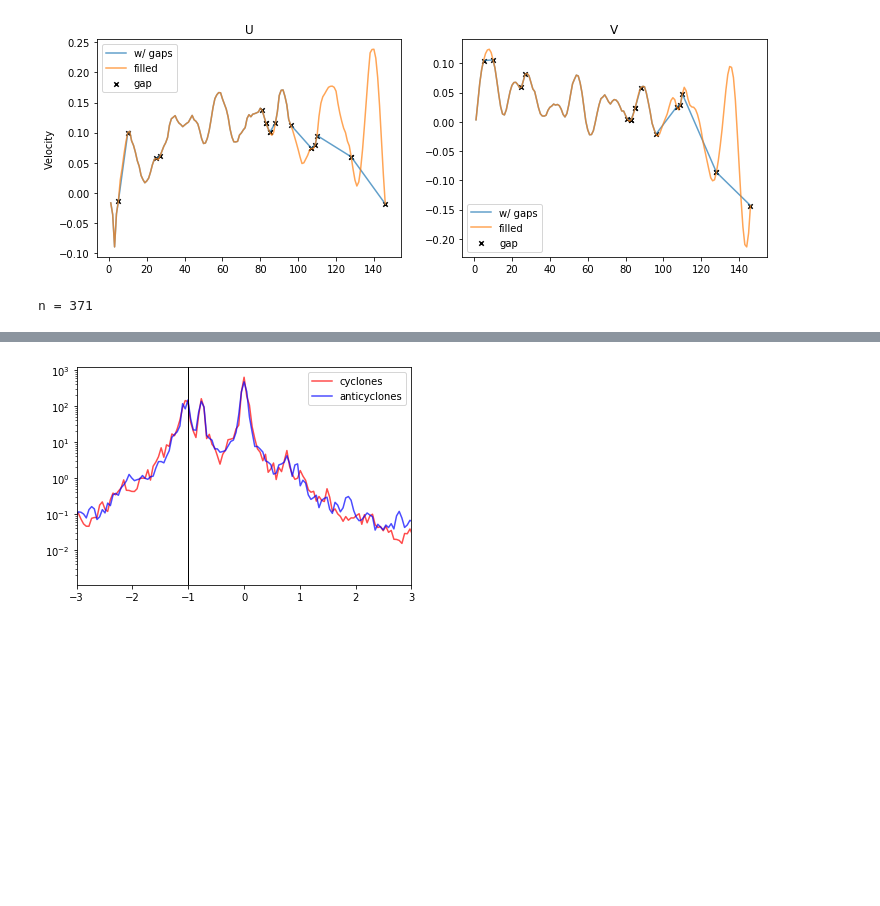
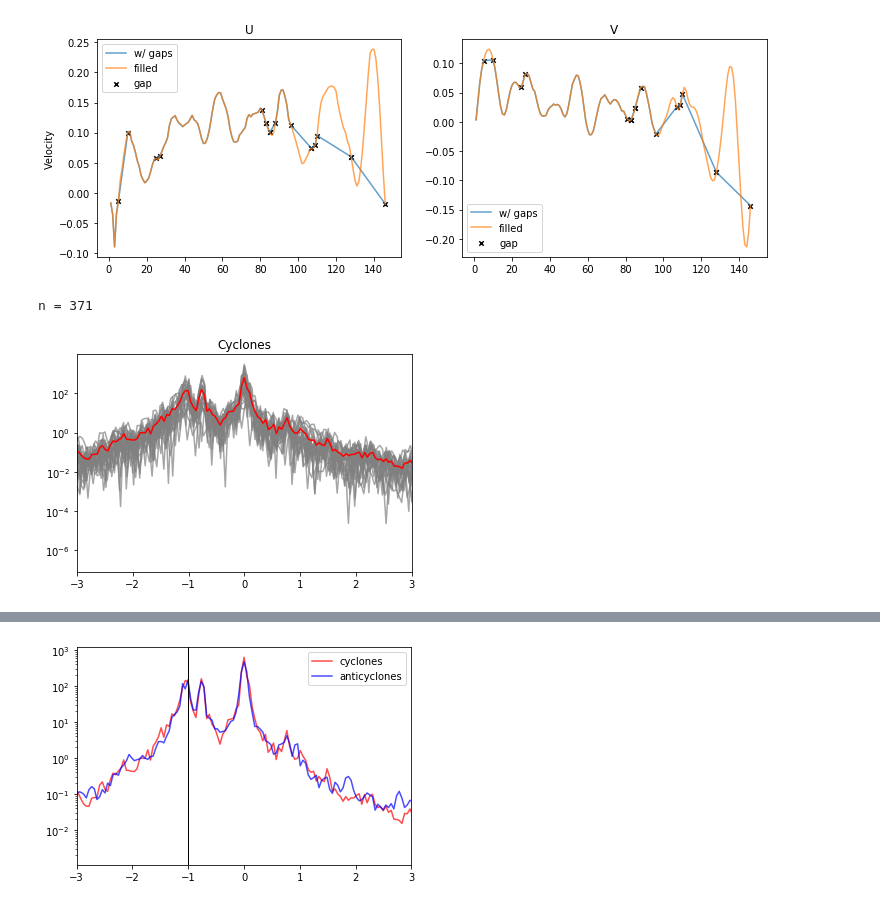
Before and after one commit to mclaret/JISAOinternship, a Jupyter notebook: notebooks/mark/juillet_interpolation.ipynb, the cells around one changed output, grey strips where cells are left out. Cells and saved outputs as stored; diff of their text form; code cells hidden in the pictures; blank space fills up the shorter version.

```diff
--- a/notebooks/mark/juillet_interpolation.ipynb
+++ b/notebooks/mark/juillet_interpolation.ipynb
@@ -125,7 +125,7 @@ nav_res = 1./64  # temporal resolution of coords
 dt = 1.0         # spatial resolution (in hours)
 omega = 7.2921e-5
 # %%
-def fillCoords(trackSteps, trackLons, trackLats):
+def fillCoords(trackSteps, trackLons, trackLats, fill='midpoint'):
     # fill xs and ys (one point btwn gaps)
     prev = trackSteps[0]
     steps = np.array([])
@@ -136,9 +136,15 @@ def fillCoords(trackSteps, trackLons, trackLats):
         lat = trackLats[i]
         if step - prev > 1:
             # there is a gap
-            stepFill = np.arange(prev+1, step, 1.)  # create fill
-            lonFill = np.ones(len(stepFill))*((lon + trackLons[i-1])/2)
-            latFill = np.ones(len(stepFill))*((lat + trackLats[i-1])/2)
+            stepFill = np.arange(prev+1, step, 1.)
+            numFill = len(stepFill)
+            if fill == 'midpoint':
+                # fill using mid-point between points
+                lonFill = np.ones(len(stepFill))*((lon + trackLons[i-1])/2)
+                latFill = np.ones(len(stepFill))*((lat + trackLats[i-1])/2)
+            elif fill == 'linear':
+                lonFill = np.linspace(trackLons[i-1], trackLons[i], num=numFill)
+                latFill = np.linspace(trackLats[i-1], trackLats[i], num=numFill)
             steps = np.append(steps, stepFill)
             lons = np.append(lons, lonFill)
             lats = np.append(lats, latFill)
@@ -259,6 +265,8 @@ print('n =', n_c)
 fullTimes = np.arange(0, n_c, dt)
 fq = np.fft.fftfreq(fullTimes.shape[-1],dt)   # frequencies corresponding to each FC (cycles/h)
 
+cyclone_amp = []
+cyclone_fq_norms = []
 # interpolate and perform fft for cyclones
 for eddy in cyclones:
     steps, lons, lats = fillCoords(eddy['step'], eddy['x1'], eddy['y1'])
@@ -277,38 +285,48 @@ for eddy in cyclones:
         target_lat = lats[i]  # latitude of eddy center
 
         i_T = int(time-1)                                # index of time
         lb_lon = int((target_lon - lowest_lon)/nav_res)  # index of lon lower bound
         lb_lat = int((target_lat - lowest_lat)/nav_res)  # index of lat lower bound
 
         W2lon = (target_lon - lowest_lon)%nav_res  # W2 lon
         W2lat = (target_lat - lowest_lat)%nav_res  # W2 lat
 
         Us = gridU_k1.variables['vozocrtx'][i_T, 0, lb_lat:lb_lat+2, lb_lon:lb_lon+2].copy()  # zonal velocities grid
         Vs = gridV_k1.variables['vomecrty'][i_T, 0, lb_lat:lb_lat+2, lb_lon:lb_lon+2].copy()  # meridional velocities grid
 
         # interpolate for U and V (based on unit square)
         U_target = Us[0,0]*(1-W2lon)*(1-W2lat) + Us[0,1]*W2lon*(1-W2lat) + Us[1,0]*(1-W2lon)*W2lat + Us[1,1]*W2lon*W2lat
         V_target = Vs[0,0]*(1-W2lon)*(1-W2lat) + Vs[0,1]*W2lon*(1-W2lat) + Vs[1,0]*(1-W2lon)*W2lat + Vs[1,1]*W2lon*W2lat
 
         hvels.append(U_target + 1j*V_target)
 
-    fcs = np.fft.fft(hvels*win, n=n_c)  # k1 Fourier coefficients (FCs) w/ window and binned by n
+    fcs = np.fft.fft(hvels*win, n=n_c)  # k1 Fourier coefficients (FCs) w/ window and padded to n
+    plotAmps = np.abs(fcs)**2
+    plotFreq = fq*2*np.pi/fCor/3600
     if eddy is cyclones[0]:
-        cyclone_amps = np.abs(fcs)**2            # preallocate array for amplitudes
-        cyclone_fq_norms = fq*2*np.pi/fCor/3600  # preallocate array for normalized frequencies
+        cyclone_amps = plotAmps      # preallocate array for amplitudes
+        cyclone_fq_norms = plotFreq  # preallocate array for normalized frequencies
     else:
-        cyclone_amps += np.abs(fcs)**2            # add to amplitudes
-        cyclone_fq_norms += fq*2*np.pi/fCor/3600  # add to normalized frequencies
+        cyclone_amps += plotAmps      # add to amplitudes
+        cyclone_fq_norms += plotFreq  # add to normalized frequencies
+    plt.plot(np.fft.fftshift(plotFreq), np.fft.fftshift(plotAmps), color='gray', alpha=0.7)
 
 nCyclones = len(cyclones)      # number of cyclones
 cyclone_amps /= nCyclones      # average amplitudes
 cyclone_fq_norms /= nCyclones  # average frquencies
 
 # rearrange data for plotting
 cyclone_amps = np.fft.fftshift(cyclone_amps)
 cyclone_fq_norms = np.fft.fftshift(cyclone_fq_norms)
+
+plt.plot(cyclone_fq_norms, cyclone_amps, color='r')
+plt.yscale('log')
+plt.xlim(-3,3)
+plt.title('Cyclones')
+plt.show()
 # %% [output]
 n = 371
+[figure, added]
 # %%
 """FFTs for Anticyclonic Eddies"""
 # find value to bin ffts
```
Also changed, not shown: parts of 3 cells of this notebook.
